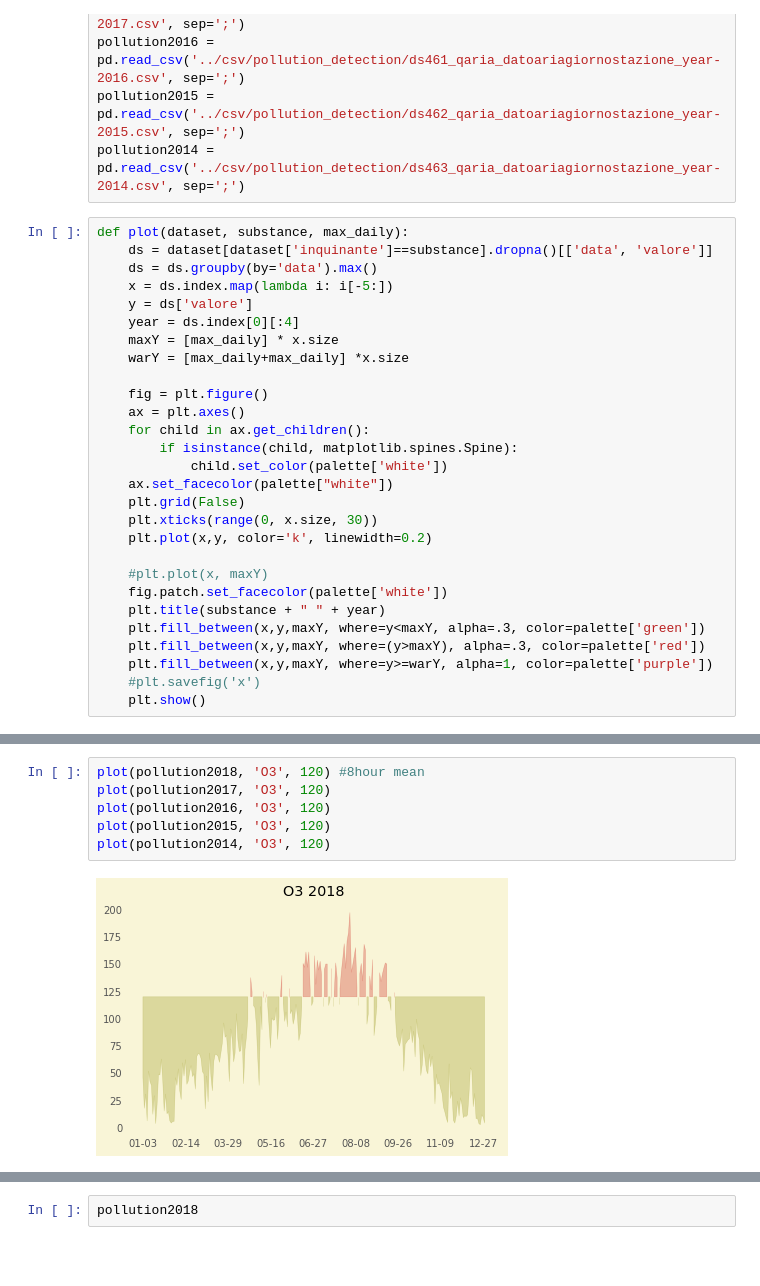
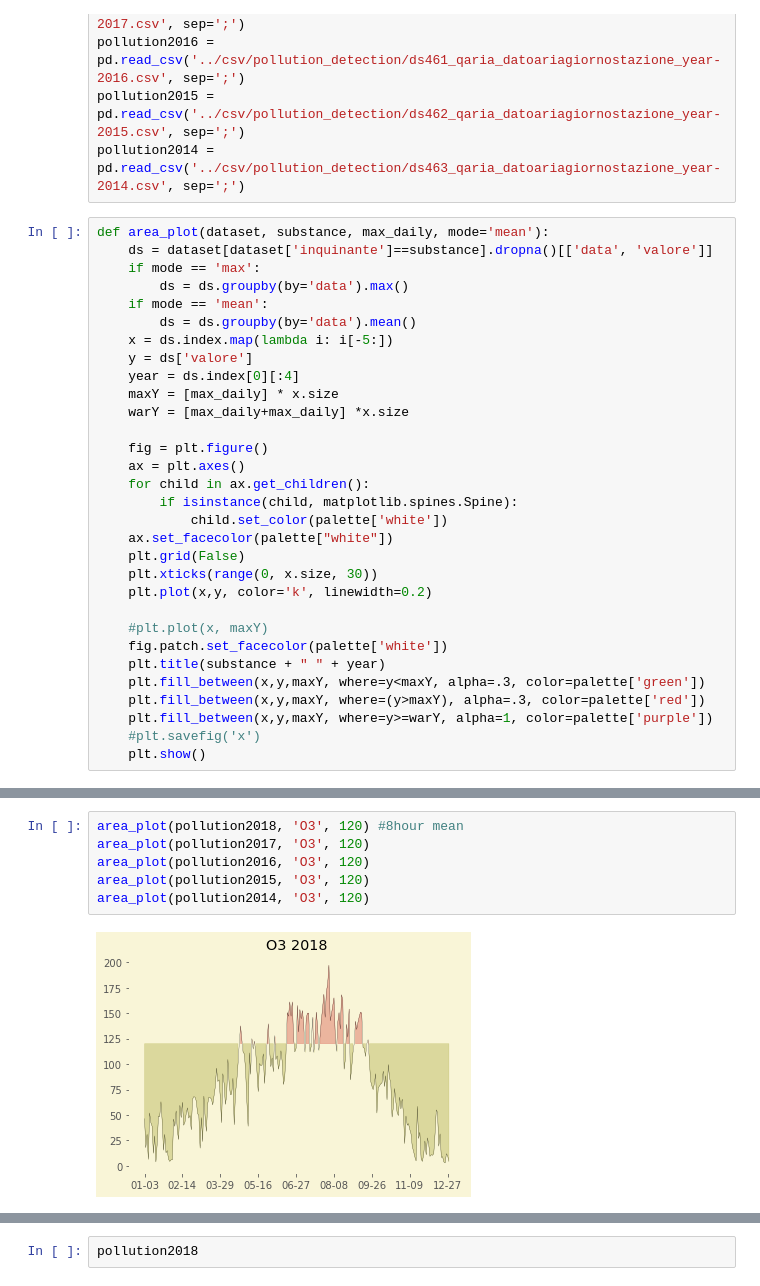
Before and after one commit to prometheus404/progetto_visualizzazione, a Jupyter notebook: pollution/pollution_area_chart.ipynb, the cells around one changed output, grey strips where cells are left out. Saved outputs shown, nothing was run; the diff lists cells and outputs as text; blank space fills up the shorter version.

```diff
--- a/pollution/pollution_area_chart.ipynb
+++ b/pollution/pollution_area_chart.ipynb
@@ -29,9 +29,12 @@ pollution2016 = pd.read_csv('../csv/pollution_detection/ds461_qaria_datoariagior
 pollution2015 = pd.read_csv('../csv/pollution_detection/ds462_qaria_datoariagiornostazione_year-2015.csv', sep=';')
 pollution2014 = pd.read_csv('../csv/pollution_detection/ds463_qaria_datoariagiornostazione_year-2014.csv', sep=';')
 # %%
-def plot(dataset, substance, max_daily):
+def area_plot(dataset, substance, max_daily, mode='mean'):
     ds = dataset[dataset['inquinante']==substance].dropna()[['data', 'valore']]
-    ds = ds.groupby(by='data').max()
+    if mode == 'max':
+        ds = ds.groupby(by='data').max()
+    if mode == 'mean':
+        ds = ds.groupby(by='data').mean()
     x = ds.index.map(lambda i: i[-5:])
     y = ds['valore']
     year = ds.index[0][:4]
@@ -95,8 +98,8 @@ plot(pollution2014, 'PM25', 25)
 # %%
-plot(pollution2018, 'O3', 120) #8hour mean
-plot(pollution2017, 'O3', 120)
-plot(pollution2016, 'O3', 120)
-plot(pollution2015, 'O3', 120)
-plot(pollution2014, 'O3', 120)
+area_plot(pollution2018, 'O3', 120) #8hour mean
+area_plot(pollution2017, 'O3', 120)
+area_plot(pollution2016, 'O3', 120)
+area_plot(pollution2015, 'O3', 120)
+area_plot(pollution2014, 'O3', 120)
 # %% [output]
-[figure, old version]
+[figure, new version]
```
Also changed, not shown: parts of 7 cells of this notebook.
